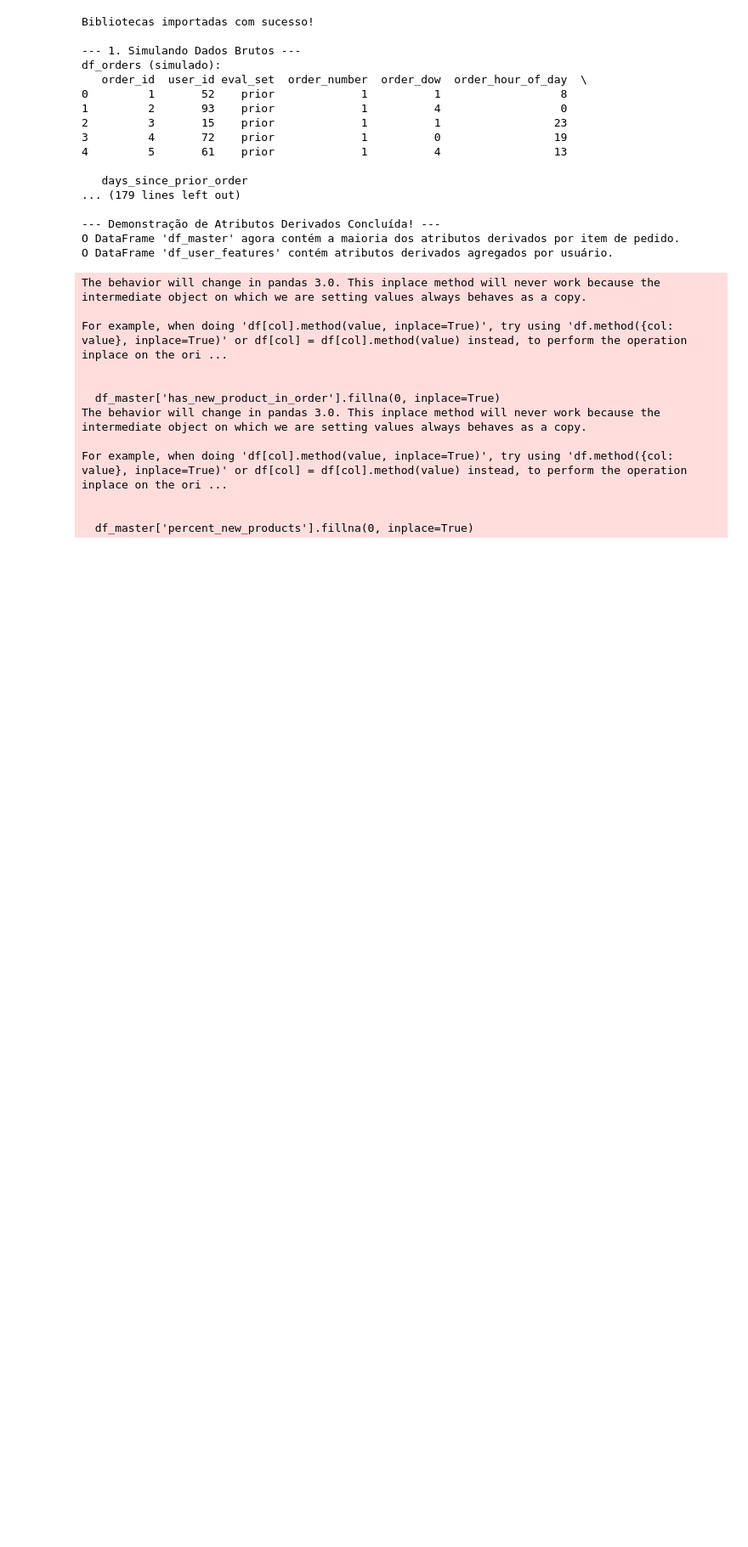
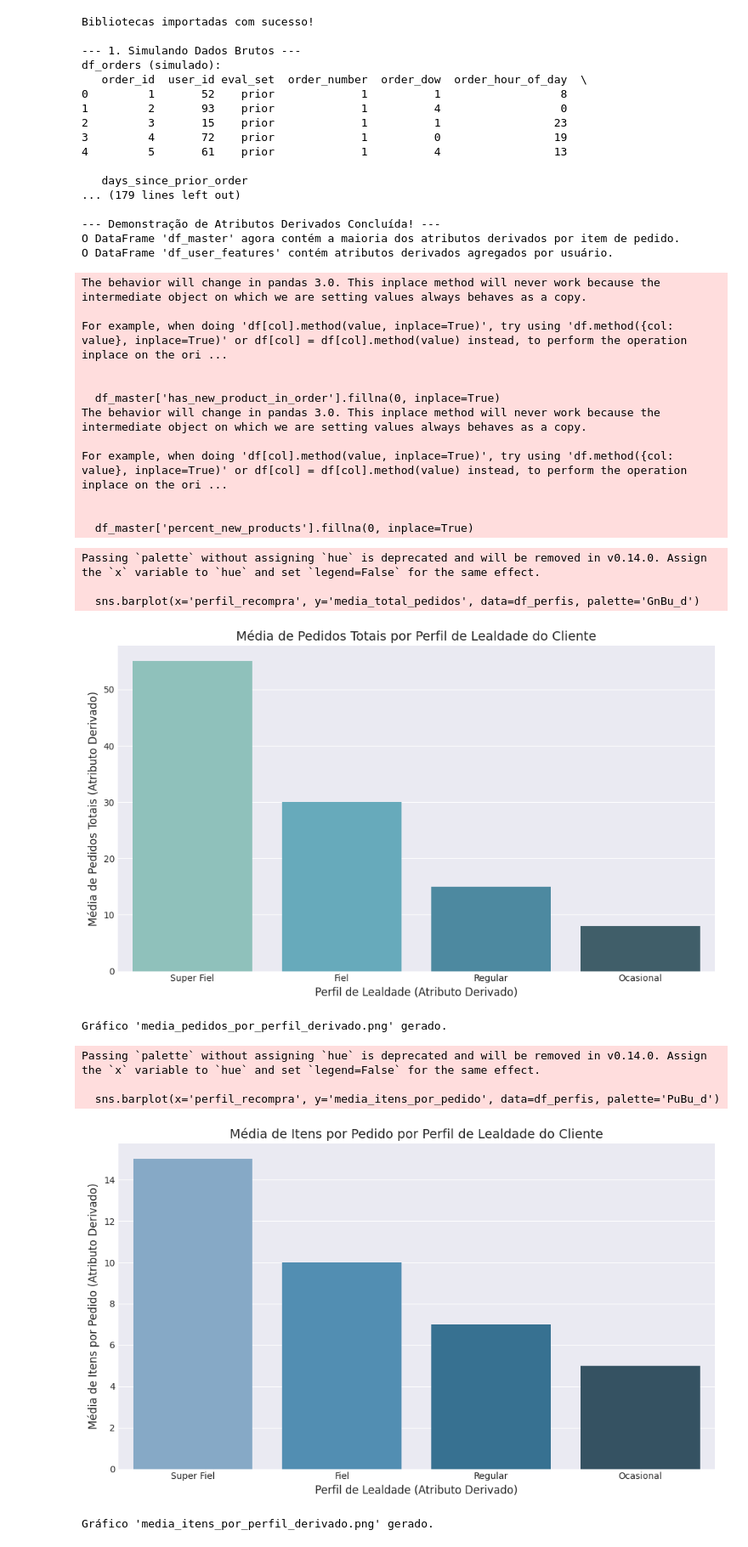
Before and after one commit to Priscilaleylianne/Projeto-Final, a Jupyter notebook: Graficos_Perguntas.ipynb, the cells around one changed output. Shown at 85% size. Saved outputs shown, nothing was run; the diff lists cells and outputs as text; code cells hidden in the pictures; blank space fills up the shorter version.

```diff
--- a/Graficos_Perguntas.ipynb
+++ b/Graficos_Perguntas.ipynb
@@ -802,3 +802,82 @@ For example, when doing 'df[col].method(value, inplace=True)', try using 'df.met
 
 
   df_master['percent_new_products'].fillna(0, inplace=True)
+# %%
+import pandas as pd
+import matplotlib.pyplot as plt
+import numpy as np
+import seaborn as sns
+
+# Configurações para melhorar a visualização dos gráficos
+plt.style.use('seaborn-v0_8-darkgrid')
+plt.rcParams['figure.figsize'] = (12, 7)
+plt.rcParams['axes.labelsize'] = 12
+plt.rcParams['axes.titlesize'] = 14
+plt.rcParams['xtick.labelsize'] = 10
+plt.rcParams['ytick.labelsize'] = 10
+plt.rcParams['legend.fontsize'] = 10
+plt.rcParams['font.family'] = 'sans-serif'
+plt.rcParams['font.sans-serif'] = ['DejaVu Sans']
+
+# --- Dados Simulados para Análise 3 (utilizando atributos derivados) ---
+# Simular perfis de cliente com base em recompra, total de pedidos e itens por pedido
+data_perfis = {
+    'perfil_recompra': ['Super Fiel', 'Fiel', 'Regular', 'Ocasional'],
+    'media_total_pedidos': [55, 30, 15, 8], # Atributo derivado: total_pedidos (agregado por usuário)
+    'media_itens_por_pedido': [15, 10, 7, 5], # Atributo derivado: media_itens_por_pedido (agregado por usuário)
+    'taxa_recompra_percentual': [96, 85, 60, 30] # Atributo derivado: taxa_recompra_percentual (agregado por usuário)
+}
+df_perfis = pd.DataFrame(data_perfis)
+
+# Ordenar os perfis para visualização consistente (o 'perfil_recompra' é um atributo derivado categórico)
+order_perfis = ['Super Fiel', 'Fiel', 'Regular', 'Ocasional']
+df_perfis['perfil_recompra'] = pd.Categorical(df_perfis['perfil_recompra'], categories=order_perfis, ordered=True)
+df_perfis = df_perfis.sort_values('perfil_recompra')
+
+# --- Gráfico 1: Média de Pedidos Totais por Perfil de Lealdade ---
+plt.figure(figsize=(10, 6))
+sns.barplot(x='perfil_recompra', y='media_total_pedidos', data=df_perfis, palette='GnBu_d')
+plt.xlabel('Perfil de Lealdade (Atributo Derivado)')
+plt.ylabel('Média de Pedidos Totais (Atributo Derivado)')
+plt.title('Média de Pedidos Totais por Perfil de Lealdade do Cliente')
+plt.tight_layout()
+plt.savefig('media_pedidos_por_perfil_derivado.png')
+plt.show()
+plt.close()
+print("Gráfico 'media_pedidos_por_perfil_derivado.png' gerado.")
+
+# --- Gráfico 2: Média de Itens por Pedido por Perfil de Lealdade ---
+plt.figure(figsize=(10, 6))
+sns.barplot(x='perfil_recompra', y='media_itens_por_pedido', data=df_perfis, palette='PuBu_d')
+plt.xlabel('Perfil de Lealdade (Atributo Derivado)')
+plt.ylabel('Média de Itens por Pedido (Atributo Derivado)')
+plt.title('Média de Itens por Pedido por Perfil de Lealdade do Cliente')
+plt.tight_layout()
+plt.savefig('media_itens_por_perfil_derivado.png')
+plt.show()
+plt.close()
+print("Gráfico 'media_itens_por_perfil_derivado.png' gerado.")
+
+# --- Gráfico 3: Taxa de Recompra Percentual por Perfil de Lealdade ---
+plt.figure(figsize=(10, 6))
+sns.barplot(x='perfil_recompra', y='taxa_recompra_percentual', data=df_perfis, palette='YlGnBu_d')
+plt.xlabel('Perfil de Lealdade (Atributo Derivado)')
+plt.ylabel('Taxa de Recompra Percentual (%) (Atributo Derivado)')
+plt.title('Taxa de Recompra Percentual por Perfil de Lealdade do Cliente')
+plt.ylim(0, 100)
+plt.tight_layout()
+plt.savefig('taxa_recompra_por_perfil_derivado.png')
+plt.show()
+plt.close()
+print("Gráfico 'taxa_recompra_por_perfil_derivado.png' gerado.")
+# %% [output]
+Passing `palette` without assigning `hue` is deprecated and will be removed in v0.14.0. Assign the `x` variable to `hue` and set `legend=False` for the same effect.
+
+  sns.barplot(x='perfil_recompra', y='media_total_pedidos', data=df_perfis, palette='GnBu_d')
+[figure, added]
+Gráfico 'media_pedidos_por_perfil_derivado.png' gerado.
+Passing `palette` without assigning `hue` is deprecated and will be removed in v0.14.0. Assign the `x` variable to `hue` and set `legend=False` for the same effect.
+
+  sns.barplot(x='perfil_recompra', y='media_itens_por_pedido', data=df_perfis, palette='PuBu_d')
+[figure, added]
+Gráfico 'media_itens_por_perfil_derivado.png' gerado.
```
Also changed, not shown: parts of 2 cells of this notebook.
